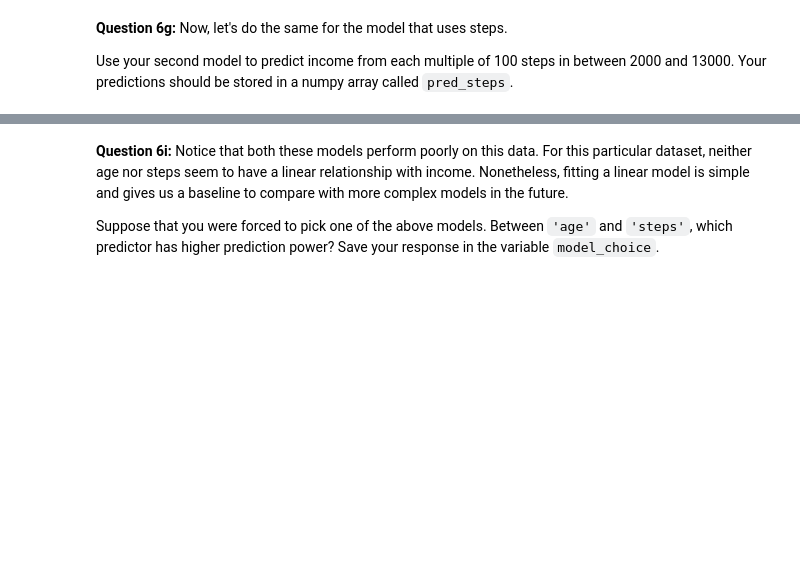
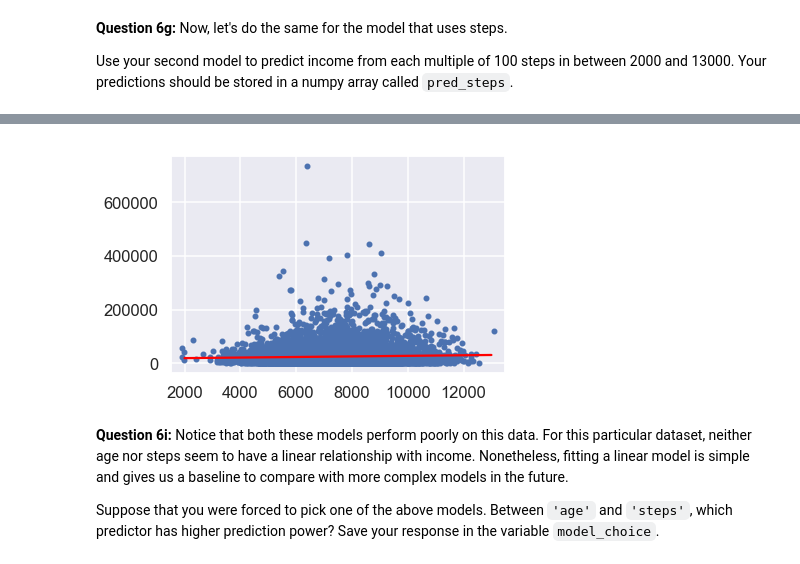
Before and after one commit to johnny-tran/Assignments, a Jupyter notebook: A2/T2783.ipynb, the cells around one changed output, grey strips where cells are left out. Cells and saved outputs as stored; diff of their text form; code cells hidden in the pictures; blank space fills up the shorter version.

```diff
--- a/A2/T2783.ipynb
+++ b/A2/T2783.ipynb
@@ -521,3 +505,10 @@ raise NotImplementedError()
+# %%
+pred_steps = np.array(20)
+for i in range(20, 130):
+    pred_steps = np.append(pred_steps, i)
+
+new_a2 = a2*100
+pred_steps = pred_steps * new_a2 + b2
 # %%
 assert isinstance(pred_steps, np.ndarray)
 assert len(pred_steps) == 111
@@ -535,3 +521,13 @@ f6 = plt.gcf()
+# %%
+plt.scatter(df['steps'], df['income'], s = 20)
+steps = np.array(2000)
+for i in range(2001, 13000):
+    steps = np.append(steps, i)
+plt.xlim(1500, 13500)
+plt.plot(steps, a2*steps + b2, color = 'red')
+f6 = plt.gcf()
+# %% [output]
+[figure, added]
 # %%
 assert f6.gca().has_data()
 # %% [markdown]
```
Also changed, not shown: parts of 9 cells of this notebook, 1 other file.
